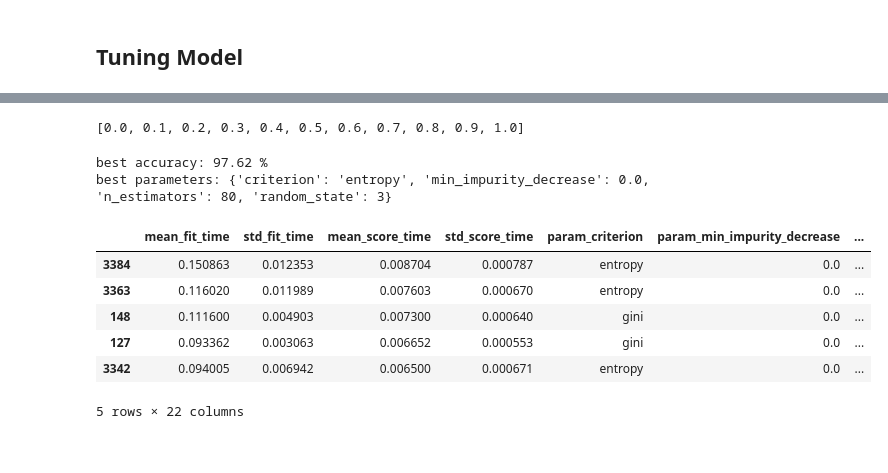
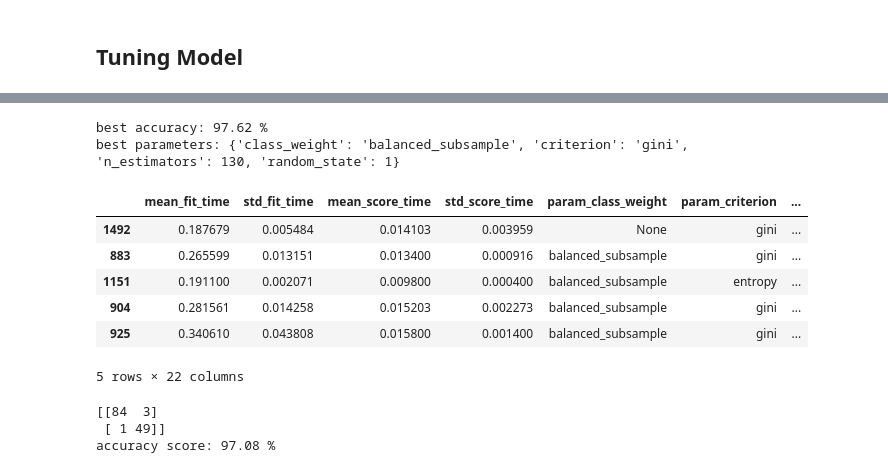
Before and after one commit to aryyawijaya/learn_ML, a Jupyter notebook: Classification/.Project/breast_cancer.ipynb, the cells around one changed output, grey strips where cells are left out. Drawn from its saved outputs; the diff is of its cells as text; code cells hidden in the pictures.

```diff
--- a/Classification/.Project/breast_cancer.ipynb
+++ b/Classification/.Project/breast_cancer.ipynb
@@ -28,3 +134,8 @@ X_train, X_test, y_train, y_test = train_test_split(X, y, test_size=0.2, random_
+# %%
+from sklearn.preprocessing import StandardScaler
+sc = StandardScaler()
+X_train = sc.fit_transform(X_train)
+X_test = sc.transform(X_test)
 # %% [markdown]
 ## Training Model
 # %%
@@ -80,20 +191,17 @@ classifier.get_params()
  'random_state': 0,
  'verbose': 0,
  'warm_start': False}
-# %%
-values = np.arange(0.0, 1.1, 0.1)
-values = [round(i, 1) for i in values]
-print(values)
-# %% [output]
-[0.0, 0.1, 0.2, 0.3, 0.4, 0.5, 0.6, 0.7, 0.8, 0.9, 1.0]
+# %%
+n_estimators = np.arange(10, 160, 10)
+random_state = np.arange(0, 21)
 # %%
 from sklearn.model_selection import GridSearchCV
 parameters = [
     {
-        'n_estimators': np.arange(10, 150, 10),
+        'n_estimators': n_estimators,
         'criterion': ['gini', 'entropy'],
-        'min_impurity_decrease': values,
-        'random_state': np.arange(0, 21)
+        'random_state': random_state,
+        'class_weight': ['balanced', 'balanced_subsample', None]
     }
 ]
 
@@ -113,15 +221,23 @@ print(f'best accuracy: {"{:.2f}".format(best_accuracy*100)} %')
 print(f'best parameters: {best_parameters}')
 # %% [output]
 best accuracy: 97.62 %
-best parameters: {'criterion': 'entropy', 'min_impurity_decrease': 0.0, 'n_estimators': 80, 'random_state': 3}
+best parameters: {'class_weight': 'balanced_subsample', 'criterion': 'gini', 'n_estimators': 130, 'random_state': 1}
 # %%
-df = pd.DataFrame(grid_search.cv_results_)
-df.sort_values('rank_test_score').head(5)
+df_cv_result = pd.DataFrame(grid_search.cv_results_)
+df_cv_result.sort_values('rank_test_score').head(5)
 # %% [output]
-|  | mean_fit_time | std_fit_time | mean_score_time | std_score_time | param_criterion | param_min_impurity_decrease | ... |
-| 3384 | 0.150863 | 0.012353 | 0.008704 | 0.000787 | entropy | 0.0 | ... |
-| 3363 | 0.116020 | 0.011989 | 0.007603 | 0.000670 | entropy | 0.0 | ... |
-| 148 | 0.111600 | 0.004903 | 0.007300 | 0.000640 | gini | 0.0 | ... |
-| 127 | 0.093362 | 0.003063 | 0.006652 | 0.000553 | gini | 0.0 | ... |
-| 3342 | 0.094005 | 0.006942 | 0.006500 | 0.000671 | entropy | 0.0 | ... |
+|  | mean_fit_time | std_fit_time | mean_score_time | std_score_time | param_class_weight | param_criterion | ... |
+| 1492 | 0.187679 | 0.005484 | 0.014103 | 0.003959 | None | gini | ... |
+| 883 | 0.265599 | 0.013151 | 0.013400 | 0.000916 | balanced_subsample | gini | ... |
+| 1151 | 0.191100 | 0.002071 | 0.009800 | 0.000400 | balanced_subsample | entropy | ... |
+| 904 | 0.281561 | 0.014258 | 0.015203 | 0.002273 | balanced_subsample | gini | ... |
+| 925 | 0.340610 | 0.043808 | 0.015800 | 0.001400 | balanced_subsample | gini | ... |
 5 rows × 22 columns
+# %%
+y_pred = grid_search.predict(X_test)
+print(confusion_matrix(y_test, y_pred))
+print(f'accuracy score: {"{:.2f}".format(accuracy_score(y_test, y_pred)*100)} %')
+# %% [output]
+[[84  3]
+ [ 1 49]]
+accuracy score: 97.08 %
```
Also changed, not shown: parts of 15 cells of this notebook.
